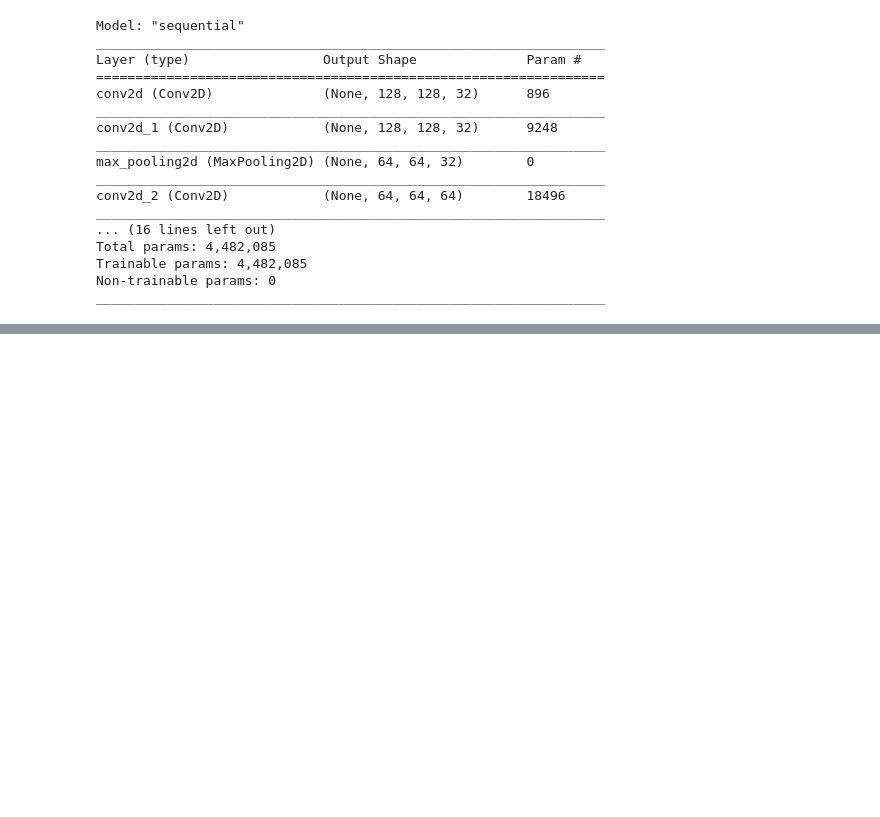
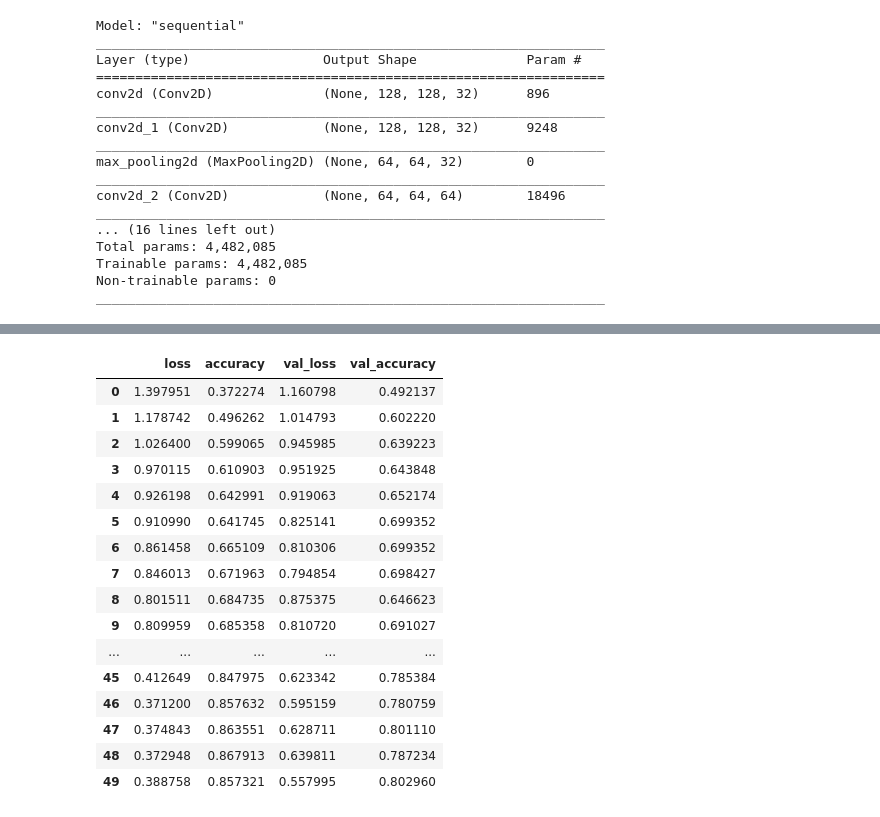
Before and after one commit to goagain/Flower-Recognition, a Jupyter notebook: model/Flower type recognition.ipynb, the cells around one changed output, grey strips where cells are left out. Drawn from its saved outputs; the diff is of its cells as text; code cells hidden in the pictures; blank space fills up the shorter version.

```diff
--- a/model/Flower type recognition.ipynb
+++ b/model/Flower type recognition.ipynb
@@ -163,0 +336,22 @@ model.fit(X_train, Y_train, validation_data=(X_test, Y_test),epochs=20)
+# %%
+history = model.history.history
+df = pd.DataFrame(history)
+df
+# %% [output]
+|  | loss | accuracy | val_loss | val_accuracy |
+| 0 | 1.397951 | 0.372274 | 1.160798 | 0.492137 |
+| 1 | 1.178742 | 0.496262 | 1.014793 | 0.602220 |
+| 2 | 1.026400 | 0.599065 | 0.945985 | 0.639223 |
+| 3 | 0.970115 | 0.610903 | 0.951925 | 0.643848 |
+| 4 | 0.926198 | 0.642991 | 0.919063 | 0.652174 |
+| 5 | 0.910990 | 0.641745 | 0.825141 | 0.699352 |
+| 6 | 0.861458 | 0.665109 | 0.810306 | 0.699352 |
+| 7 | 0.846013 | 0.671963 | 0.794854 | 0.698427 |
+| 8 | 0.801511 | 0.684735 | 0.875375 | 0.646623 |
+| 9 | 0.809959 | 0.685358 | 0.810720 | 0.691027 |
+| ... | ... | ... | ... | ... |
+| 45 | 0.412649 | 0.847975 | 0.623342 | 0.785384 |
+| 46 | 0.371200 | 0.857632 | 0.595159 | 0.780759 |
+| 47 | 0.374843 | 0.863551 | 0.628711 | 0.801110 |
+| 48 | 0.372948 | 0.867913 | 0.639811 | 0.787234 |
+| 49 | 0.388758 | 0.857321 | 0.557995 | 0.802960 |
```
Also changed, not shown: parts of 15 cells of this notebook, 14 other files.
